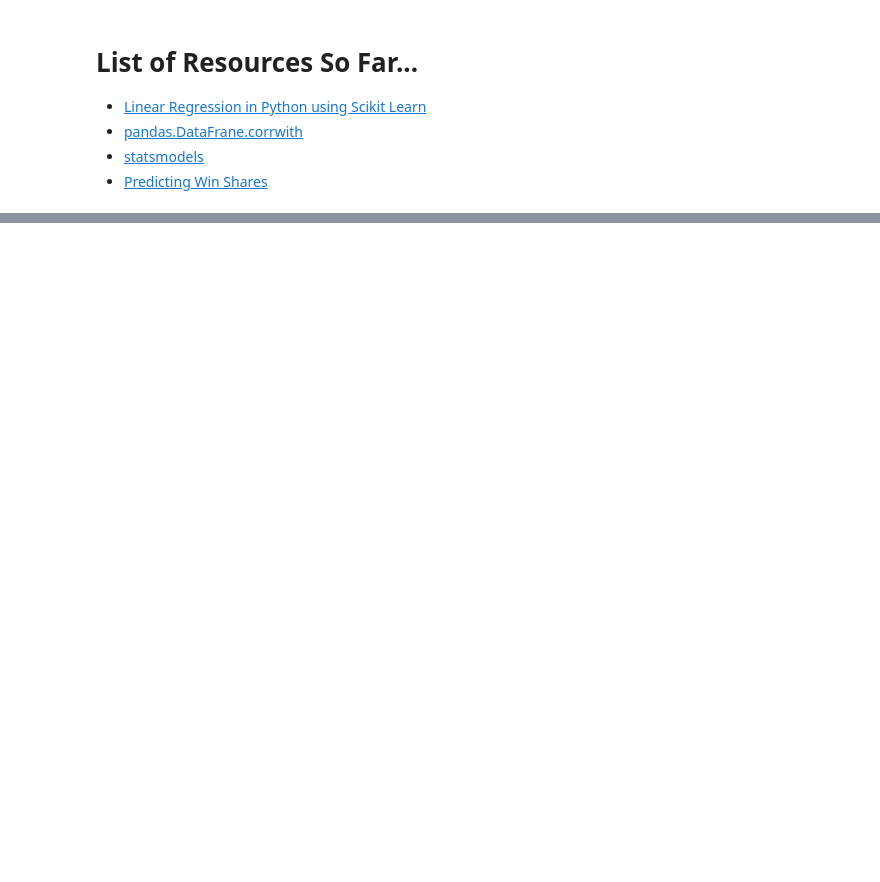
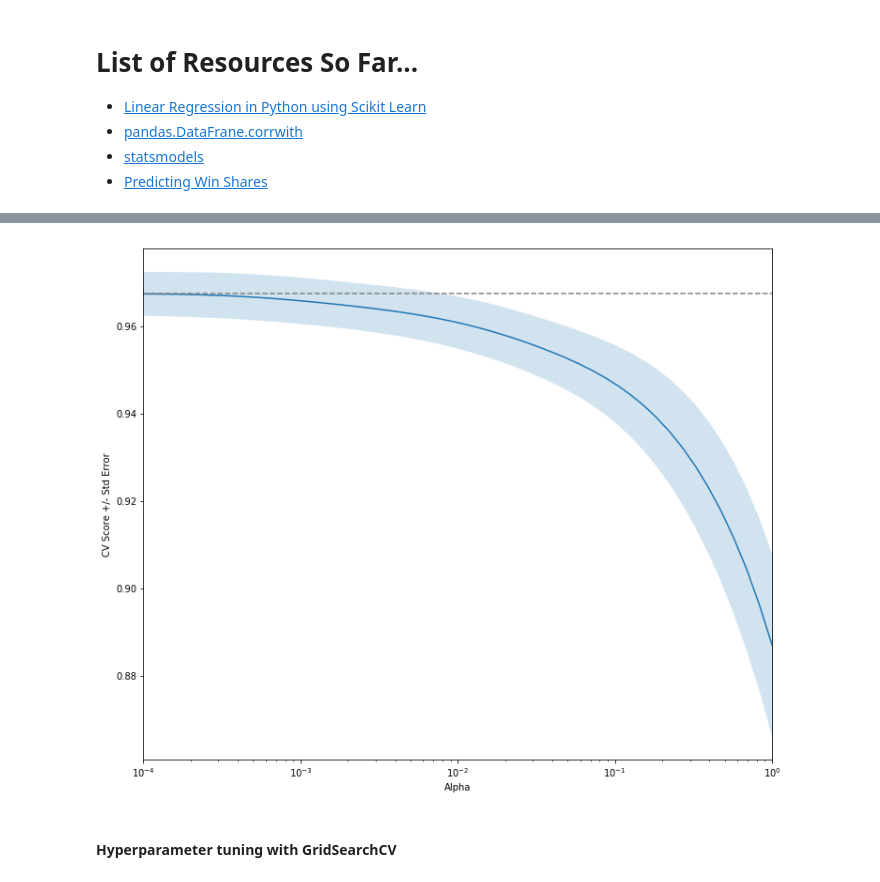
Before and after one commit to earny-joe/Springboard-DS-Portfolio, a Jupyter notebook: capstone_1/basketball/Individual_Player_Stats/Exploratory-ML.ipynb, the cells around one changed output, grey strips where cells are left out. Cells and saved outputs as stored; diff of their text form; code cells hidden in the pictures; blank space fills up the shorter version.

```diff
--- a/capstone_1/basketball/Individual_Player_Stats/Exploratory-ML.ipynb
+++ b/capstone_1/basketball/Individual_Player_Stats/Exploratory-ML.ipynb
@@ -273,0 +426,3 @@ strong multicollinearity or other numerical problems.
+# %%
+X = df.drop(labels = ['Player', 'Age', 'Pos', 'Tm', 'Year', 'WS/48', 'WS', 'OWS', 'DWS'], axis = 1).values
+y = df['WS/48'].values
@@ -273,0 +432,30 @@ strong multicollinearity or other numerical problems.
+# %%
+# Setup the array of alphas and lists to store scores
+alpha_space = np.logspace(-4, 0, 50)
+ridge_scores = []
+ridge_scores_std = []
+# %%
+# Create a ridge regressor: ridge
+ridge = Ridge(normalize=True)
+# %%
+# Compute scores over range of alphas
+for alpha in alpha_space:
+
+    # Specify the alpha value to use: ridge.alpha
+    ridge.alpha = alpha
+
+    # Perform 10-fold CV: ridge_cv_scores
+    ridge_cv_scores = cross_val_score(ridge, X, y, cv=10)
+
+    # Append the mean of ridge_cv_scores to ridge_scores
+    ridge_scores.append(np.mean(ridge_cv_scores))
+
+    # Append the std of ridge_cv_scores to ridge_scores_std
+    ridge_scores_std.append(np.std(ridge_cv_scores))
+# %%
+# Display the plot
+display_plot(ridge_scores, ridge_scores_std)
+# %% [output]
+[figure, added]
+# %% [markdown]
+#### Hyperparameter tuning with GridSearchCV
```
Also changed, not shown: parts of 64 cells of this notebook.
